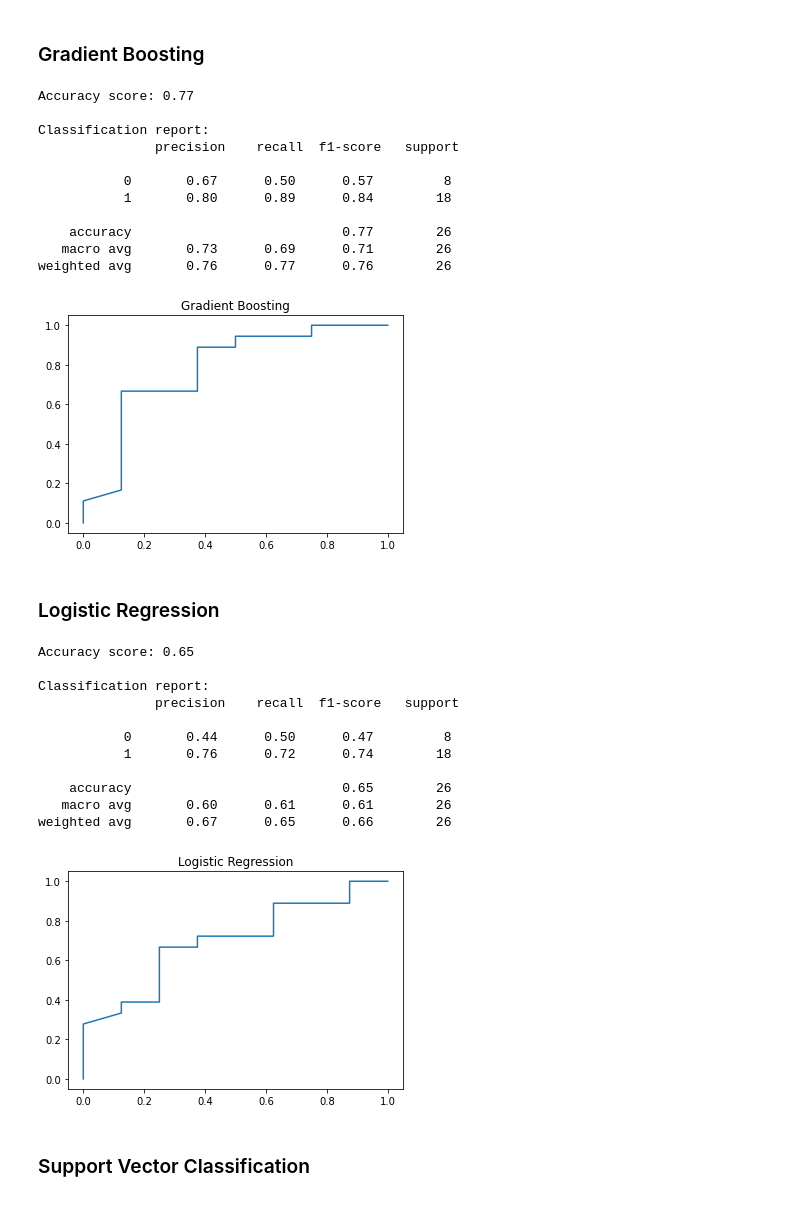
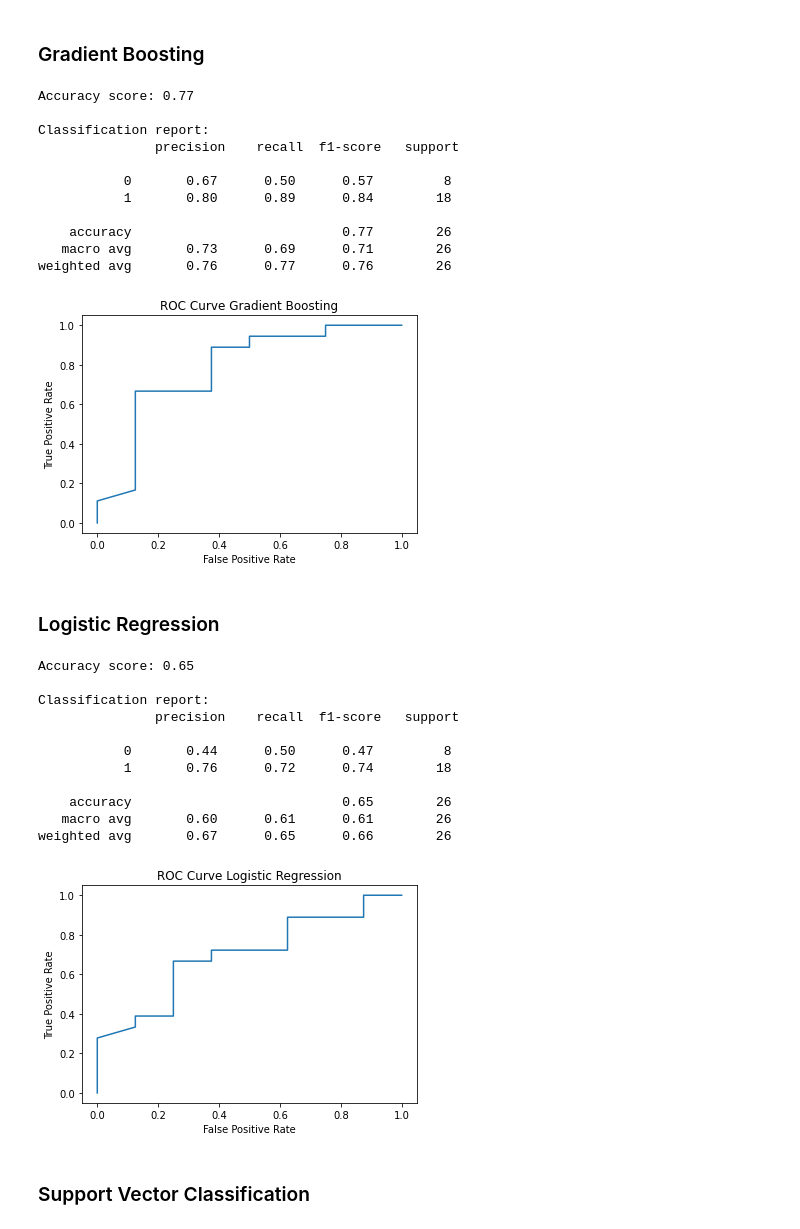
Before and after one commit to dmateshov/lQ2ozazy9ZlzoxmC, a Jupyter notebook: Project_1.ipynb, the cells around one changed output. Saved outputs shown, nothing was run; the diff lists cells and outputs as text; code cells hidden in the pictures.

```diff
--- a/Project_1.ipynb
+++ b/Project_1.ipynb
@@ -224,7 +230,9 @@ print('Classification report:\n',classification_report(y_test, y_pred))
 y_pred_prob = clf.predict_proba(X_test)[:,1]
 fpr, tpr, threshold = roc_curve(y_test, y_pred_prob)
 plt.plot(fpr, tpr, label = 'Gradient Boosting')
-plt.title('Gradient Boosting')
+plt.title('ROC Curve Gradient Boosting')
+plt.xlabel('False Positive Rate')
+plt.ylabel('True Positive Rate')
 plt.show()
 # %% [output]
 Accuracy score: 0.77
@@ -238,37 +246,39 @@ Classification report:
     accuracy                           0.77        26
    macro avg       0.73      0.69      0.71        26
 weighted avg       0.76      0.77      0.76        26
-[figure, old version]
+[figure, new version]
 # %% [markdown]
 ### Logistic Regression
 # %%
 from sklearn.linear_model import LogisticRegression
 
 clf = LogisticRegression()
 clf.fit(X_train, y_train)
 y_pred = clf.predict(X_test)
 
 print('Accuracy score: {}\n'.format(round(accuracy_score(y_test, y_pred),2)))
 print('Classification report:\n',classification_report(y_test, y_pred))
 
 y_pred_prob = clf.predict_proba(X_test)[:,1]
 fpr, tpr, threshold = roc_curve(y_test, y_pred_prob)
 plt.plot(fpr, tpr, label = 'Logistic Regression')
-plt.title('Logistic Regression')
+plt.title('ROC Curve Logistic Regression')
+plt.xlabel('False Positive Rate')
+plt.ylabel('True Positive Rate')
 plt.show()
 # %% [output]
 Accuracy score: 0.65
 
 Classification report:
                precision    recall  f1-score   support
 
            0       0.44      0.50      0.47         8
            1       0.76      0.72      0.74        18
 
     accuracy                           0.65        26
    macro avg       0.60      0.61      0.61        26
 weighted avg       0.67      0.65      0.66        26
-[figure, old version]
+[figure, new version]
 # %% [markdown]
 ### Support Vector Classification
 # %%
```
Also changed, not shown: parts of 5 cells of this notebook.
